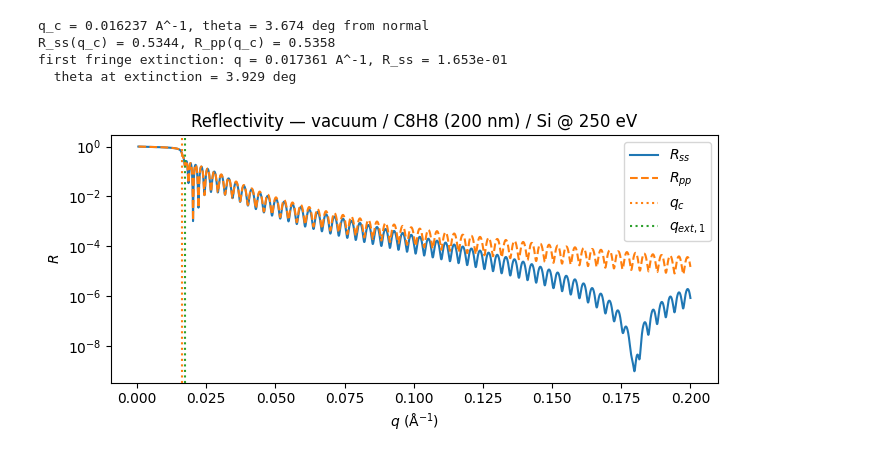
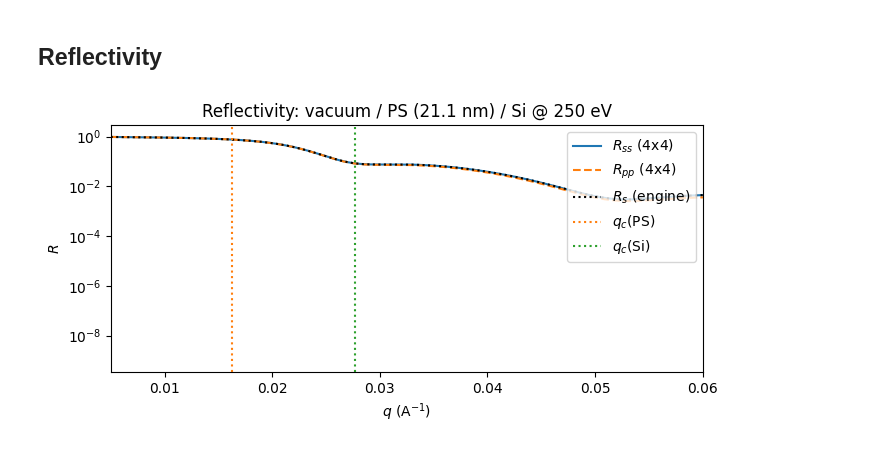
Before and after one commit to ALS-RSOXS/refloxide, a Jupyter notebook: examples/test_structures.ipynb, the cells around one changed output. Cells and saved outputs as stored; diff of their text form; code cells hidden in the pictures.

```diff
--- a/examples/test_structures.ipynb
+++ b/examples/test_structures.ipynb
@@ -324,0 +68,10 @@ def first_fringe_extinction_q(
+# %%
+
+
+n_vac = complex(1.0, 0.0)
+n_ps, n_si = complex(ps_n(ENERGY_EV)), complex(si_n(ENERGY_EV))
+wavelength_a = hc / ENERGY_EV
+k0 = 2.0 * np.pi / wavelength_a
+
+print(f"energy = {ENERGY_EV} eV, lambda = {wavelength_a:.3f} A")
+print(f"n_PS = {n_ps:.6f}, n_Si = {n_si:.6f}")
@@ -325,31 +272,23 @@ def first_fringe_extinction_q(
+# %% [markdown]
+## Reflectivity
 # %%
 q_scan = np.linspace(0.0005, 0.2, 6000)
-refl_tjf, *_ = uniaxial_reflectivity(q_scan, slabs, tensor, ENERGY_EV)
-R_ss_tjf = refl_tjf[:, 0, 0]
-R_pp_tjf = refl_tjf[:, 1, 1]
-
-q_c = critical_q(n_film)
-q_ext, r_ext = first_fringe_extinction_q(q_scan, R_ss_tjf, q_c)
-
-idx_c = int(np.argmin(np.abs(q_scan - q_c)))
-print(f"q_c = {q_c:.6f} A^-1, theta = {theta_from_normal_deg(q_c):.3f} deg from normal")
-print(f"R_ss(q_c) = {R_ss_tjf[idx_c]:.4f}, R_pp(q_c) = {R_pp_tjf[idx_c]:.4f}")
-print(f"first fringe extinction: q = {q_ext:.6f} A^-1, R_ss = {r_ext:.3e}")
-print(f"  theta at extinction = {theta_from_normal_deg(q_ext):.3f} deg")
+refl4, *_ = uniaxial_reflectivity(q_scan, slabs, tensor, ENERGY_EV)
+R_pp_scan = refl4[:, 0, 0]  # corrected labels
+R_ss_scan = refl4[:, 1, 1]
+R_s_eng = np.array([abs(multilayer_amplitudes(q, "s")[1][0]) ** 2 for q in q_scan])
 
 fig, ax = plt.subplots(figsize=(7, 3.5))
-ax.semilogy(q_scan, R_ss_tjf, label=r"$R_{ss}$")
-ax.semilogy(q_scan, R_pp_tjf, label=r"$R_{pp}$", ls="--")
-ax.axvline(q_c, color="C1", ls=":", label=rf"$q_c$")
-ax.axvline(q_ext, color="C2", ls=":", label=rf"$q_{{ext,1}}$")
-ax.set_xlabel(r"$q$ (Å$^{-1}$)")
+ax.semilogy(q_scan, R_ss_scan, label=r"$R_{ss}$ (4x4)")
+ax.semilogy(q_scan, R_pp_scan, label=r"$R_{pp}$ (4x4)", ls="--")
+ax.semilogy(q_scan, R_s_eng, label=r"$R_s$ (engine)", ls=":", c="k")
+ax.axvline(q_c_ps, color="C1", ls=":", label=r"$q_c(\mathrm{PS})$")
+ax.axvline(q_c_si, color="C2", ls=":", label=r"$q_c(\mathrm{Si})$")
+ax.set_xlabel(r"$q$ (A$^{-1}$)")
 ax.set_ylabel(r"$R$")
-ax.set_title("Reflectivity — vacuum / C8H8 (200 nm) / Si @ 250 eV")
+ax.set_title(f"Reflectivity: vacuum / PS ({PS_NM:.1f} nm) / Si @ 250 eV")
 ax.legend(loc="upper right")
+ax.set_xlim(0.005, 0.06)
 fig.tight_layout()
 # %% [output]
-q_c = 0.016237 A^-1, theta = 3.674 deg from normal
-R_ss(q_c) = 0.5344, R_pp(q_c) = 0.5358
-first fringe extinction: q = 0.017361 A^-1, R_ss = 1.653e-01
-  theta at extinction = 3.929 deg
-[figure, old version]
+[figure, new version]
```
Also changed, not shown: parts of 17 cells of this notebook, 9 other files.
